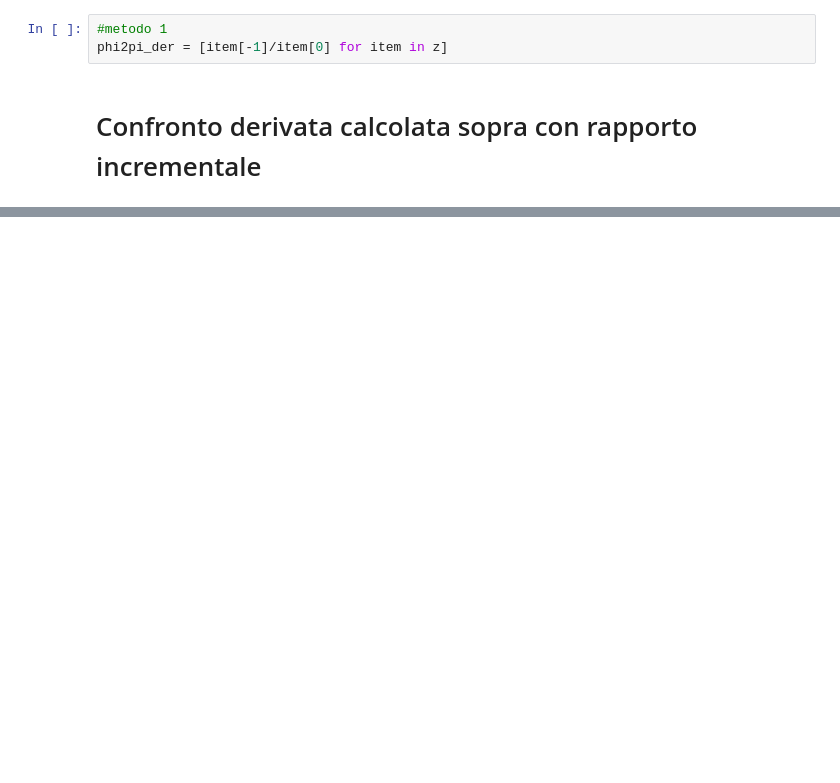
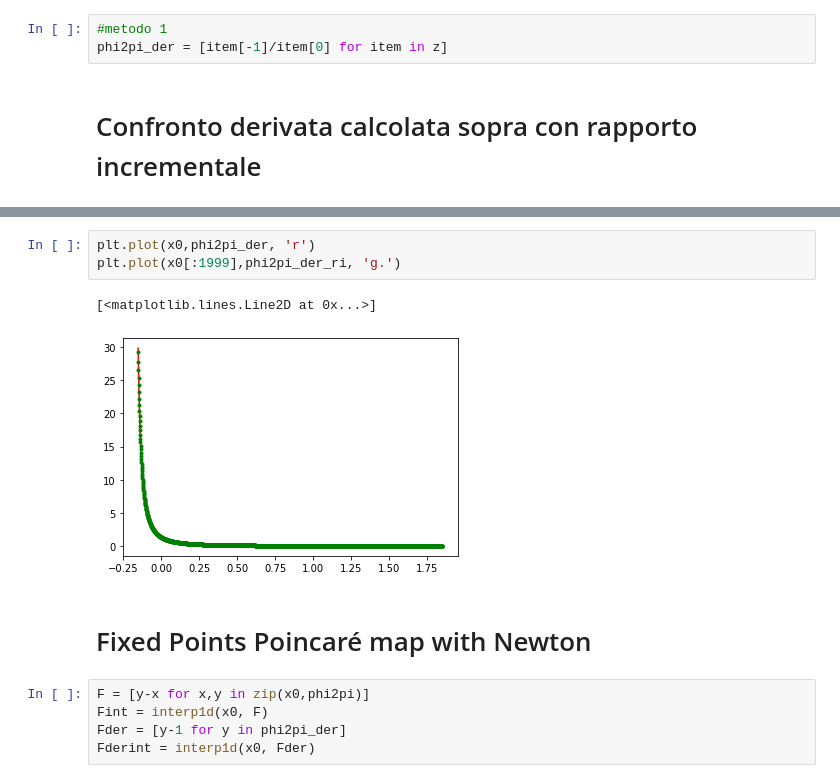
Before and after one commit to ManneredPizza/University, a Jupyter notebook: mmma/lab5/Derivative of Poincaré Map.ipynb, the cells around one changed output, grey strips where cells are left out. Saved outputs shown, nothing was run; the diff lists cells and outputs as text; blank space fills up the shorter version.

```diff
--- a/mmma/lab5/Derivative of Poincaré Map.ipynb
+++ b/mmma/lab5/Derivative of Poincaré Map.ipynb
@@ -72,0 +81,13 @@ plt.show()
+# %%
+plt.plot(x0,phi2pi_der, 'r')
+plt.plot(x0[:1999],phi2pi_der_ri, 'g.')
+# %% [output]
+[<matplotlib.lines.Line2D at 0x...>]
+[figure, added]
+# %% [markdown]
+# Fixed Points Poincaré map with Newton
+# %%
+F = [y-x for x,y in zip(x0,phi2pi)]
+Fint = interp1d(x0, F)
+Fder = [y-1 for y in phi2pi_der]
+Fderint = interp1d(x0, Fder)
```
Also changed, not shown: parts of 10 cells of this notebook, 3 other files.
